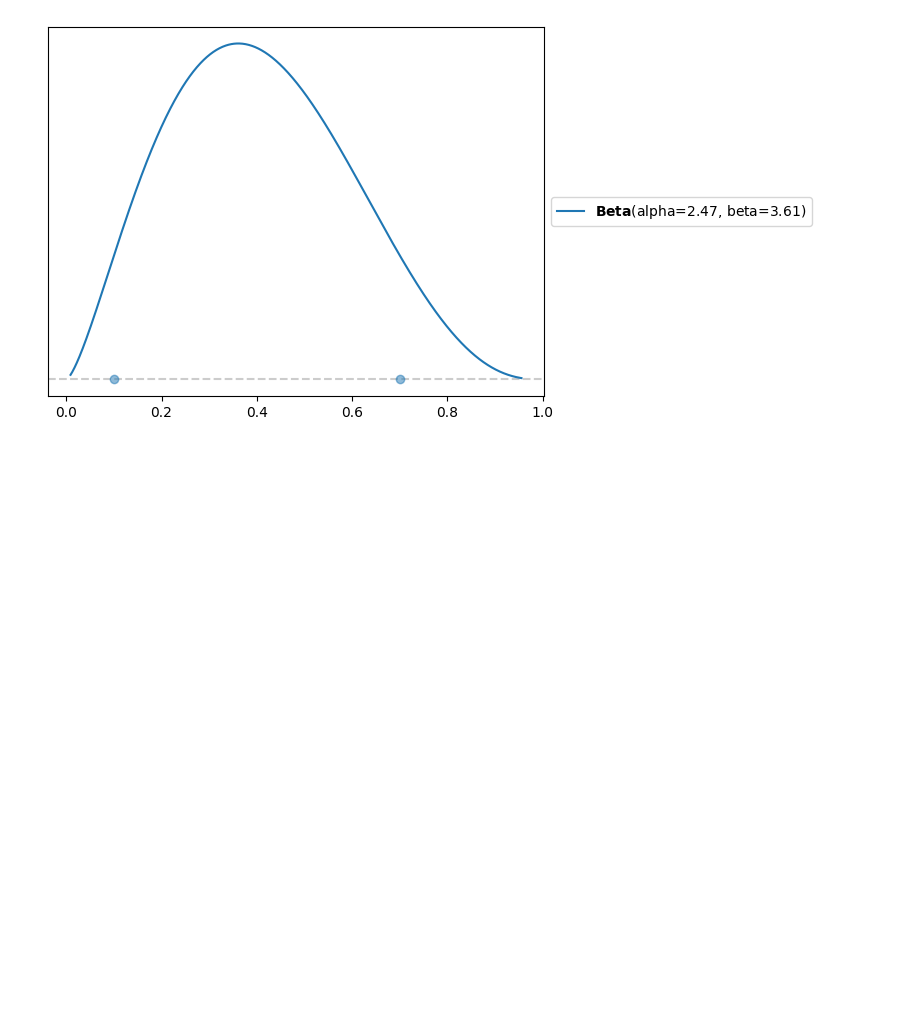
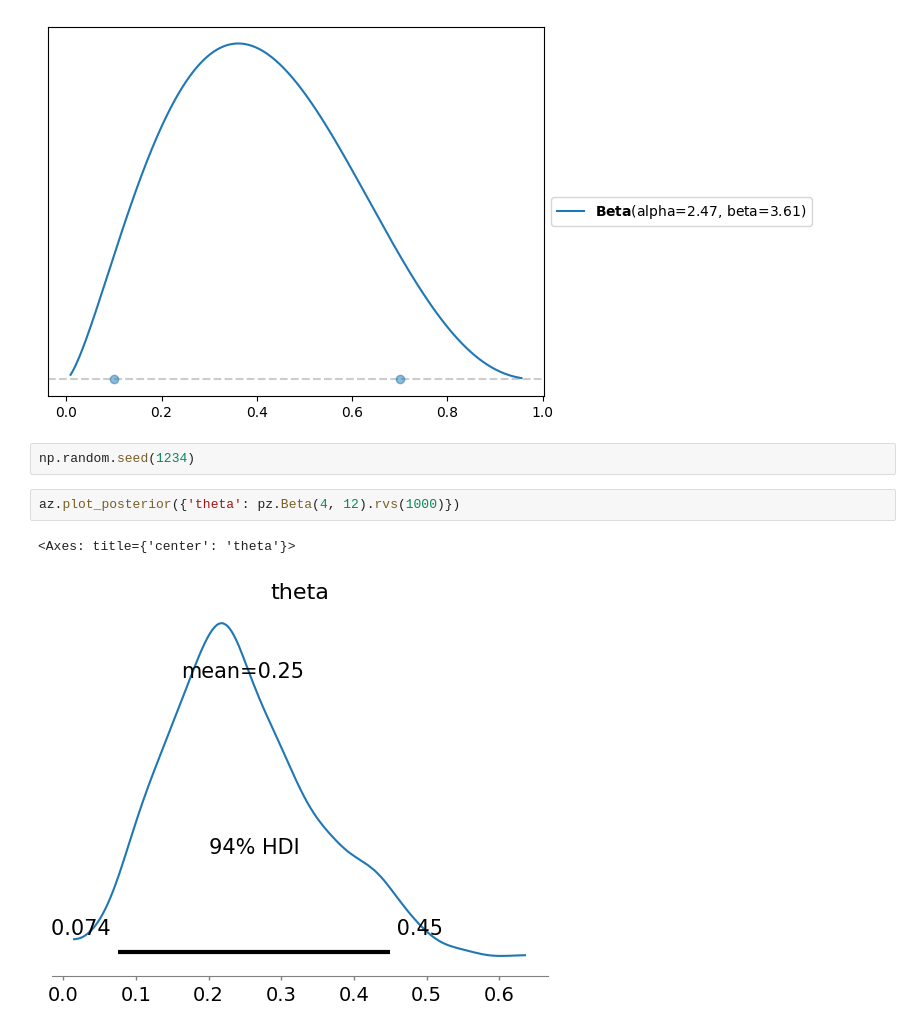
Before and after one commit to damiansp/completePython, a Jupyter notebook: bayesian/bap/1_thinking_probabilistically.ipynb, the cells around one changed output. Cells and saved outputs as stored; diff of their text form; blank space fills up the shorter version.

```diff
--- a/bayesian/bap/1_thinking_probabilistically.ipynb
+++ b/bayesian/bap/1_thinking_probabilistically.ipynb
@@ -61,3 +62,10 @@ pz.maxent(dist, 0.1, 0.7, 0.9) # Beata with 90% of mass on [0.1, 0.7]
 # %% [output]
 (Beta(alpha=2.47, beta=3.61), <Axes: >)
 [figure]
+# %%
+np.random.seed(1234)
+# %%
+az.plot_posterior({'theta': pz.Beta(4, 12).rvs(1000)})
+# %% [output]
+<Axes: title={'center': 'theta'}>
+[figure, added]
```
Also changed, not shown: parts of 3 cells of this notebook.
